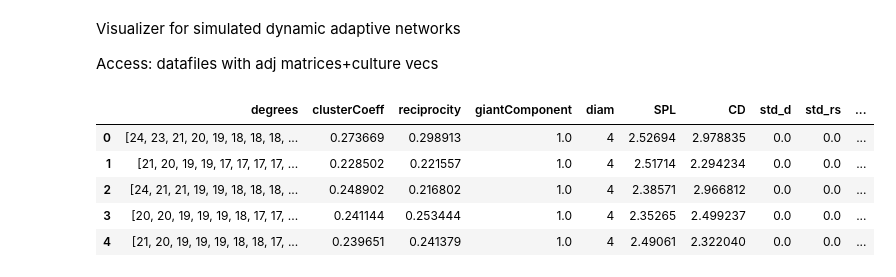
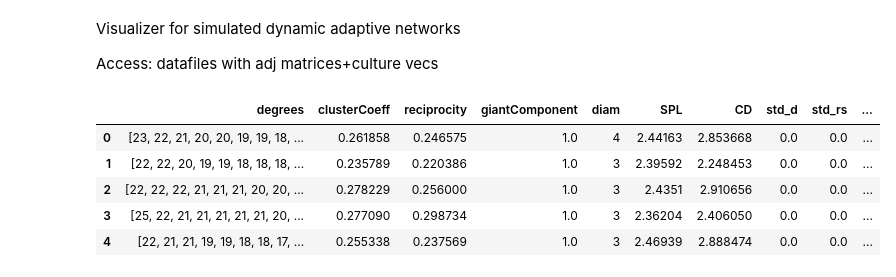
Before and after one commit to dkimpara/DiverseNode, a Jupyter notebook: visualize.ipynb, the cells around one changed output. Drawn from its saved outputs; the diff is of its cells as text; code cells hidden in the pictures.

```diff
--- a/visualize.ipynb
+++ b/visualize.ipynb
@@ -10,15 +10,16 @@ import matplotlib.pyplot as plt
 import analysis as analysis
 from mpl_toolkits.mplot3d import Axes3D
 # %%
-df = analysis.read_pickle('df_sayama_change_all')
+#df = analysis.read_pickle('df_sayama_change_all')
+df = analysis.read_pickle('df_Sayama')
 df.head()
 # %% [output]
 |  | degrees | clusterCoeff | reciprocity | giantComponent | diam | SPL | CD | std_d | std_rs | ... |
-| 0 | [24, 23, 21, 20, 19, 18, 18, 18, ... | 0.273669 | 0.298913 | 1.0 | 4 | 2.52694 | 2.978835 | 0.0 | 0.0 | ... |
-| 1 | [21, 20, 19, 19, 17, 17, 17, 17, ... | 0.228502 | 0.221557 | 1.0 | 4 | 2.51714 | 2.294234 | 0.0 | 0.0 | ... |
-| 2 | [24, 21, 21, 19, 19, 18, 18, 18, ... | 0.248902 | 0.216802 | 1.0 | 4 | 2.38571 | 2.966812 | 0.0 | 0.0 | ... |
-| 3 | [20, 20, 19, 19, 19, 18, 17, 17, ... | 0.241144 | 0.253444 | 1.0 | 4 | 2.35265 | 2.499237 | 0.0 | 0.0 | ... |
-| 4 | [21, 20, 19, 19, 19, 18, 18, 17, ... | 0.239651 | 0.241379 | 1.0 | 4 | 2.49061 | 2.322040 | 0.0 | 0.0 | ... |
+| 0 | [23, 22, 21, 20, 20, 19, 19, 18, ... | 0.261858 | 0.246575 | 1.0 | 4 | 2.44163 | 2.853668 | 0.0 | 0.0 | ... |
+| 1 | [22, 22, 20, 19, 19, 18, 18, 18, ... | 0.235789 | 0.220386 | 1.0 | 3 | 2.39592 | 2.248453 | 0.0 | 0.0 | ... |
+| 2 | [22, 22, 22, 21, 21, 21, 20, 20, ... | 0.278229 | 0.256000 | 1.0 | 3 | 2.4351 | 2.910656 | 0.0 | 0.0 | ... |
+| 3 | [25, 22, 21, 21, 21, 21, 21, 20, ... | 0.277090 | 0.298734 | 1.0 | 3 | 2.36204 | 2.406050 | 0.0 | 0.0 | ... |
+| 4 | [22, 21, 21, 19, 19, 18, 18, 17, ... | 0.255338 | 0.237569 | 1.0 | 3 | 2.46939 | 2.888474 | 0.0 | 0.0 | ... |
 # %%
 con = df['giantComponent'] < 1.0
 df.loc[con].shape
```
Also changed, not shown: parts of 5 cells of this notebook, 5 other files.
